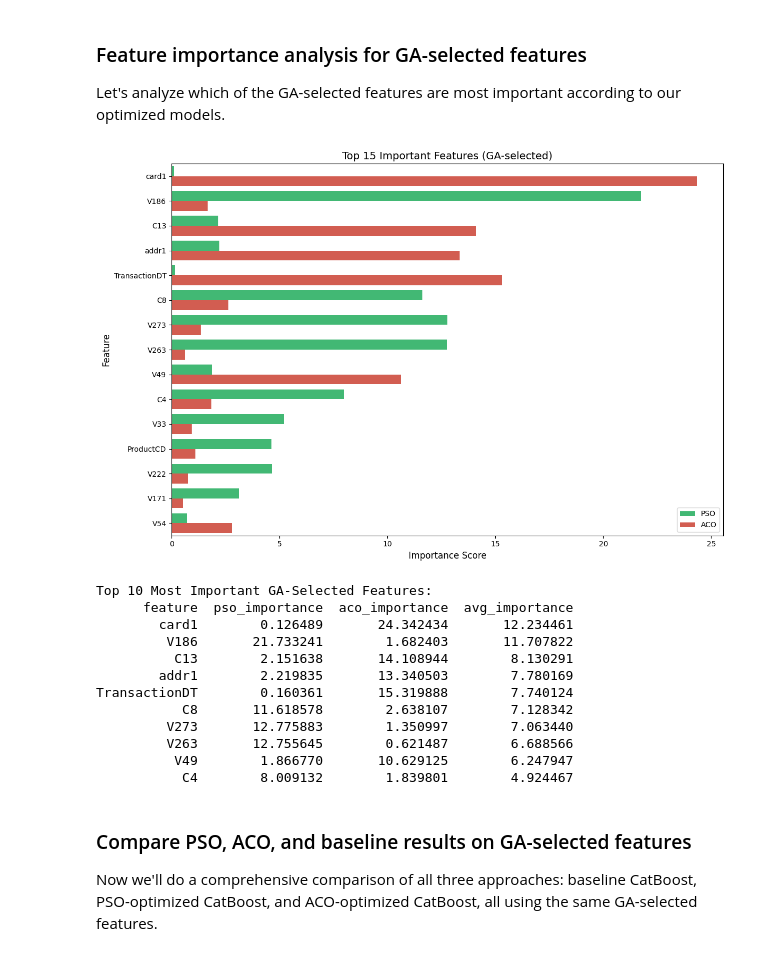
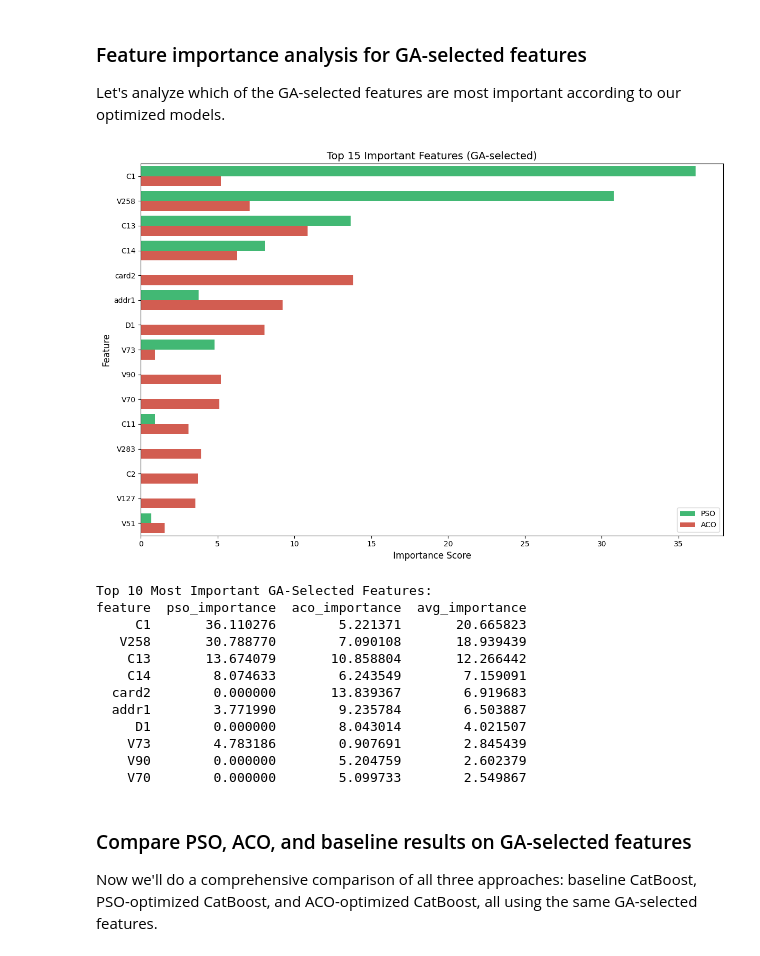
Before and after one commit to poinka/FraudDetection, a Jupyter notebook: main.ipynb, the cells around one changed output. Drawn from its saved outputs; the diff is of its cells as text; code cells hidden in the pictures.

```diff
--- a/main.ipynb
+++ b/main.ipynb
@@ -1431 +1369,8 @@ GA-selected features:
+# %%
+# Load best features
+with open('ga_selected_features_for_catboost.json', 'r') as f:
+    feature_mapping = json.load(f)
+
+best_features = feature_mapping['indices']
+best_feature_names = feature_mapping['names']
 # %%
@@ -2063,21 +2120,22 @@ bestIteration = 99
 # %%
 # Train final model with ACO hyperparameters on GA-selected features
 aco_params = {
-    'learning_rate': 0.3,
-    'depth': 9,
-    'l2_leaf_reg': 7.0,
-    'iterations': 1000,
-    'grow_policy': 'Lossguide',
-    'max_leaves': 64,
-    'min_data_in_leaf': 20,
+    'learning_rate': 0.05,
+    'depth': 10,
+    'l2_leaf_reg': 10.0,
+    'iterations': 700,
+    'grow_policy': 'Depthwise',
+    # 'max_leaves': 16, # Remove this line: max_leaves is only valid for grow_policy='Lossguide'
+    'min_data_in_leaf': 10,
     'random_strength': 0.1,
-    'bagging_temperature': 0.8,
+    'bagging_temperature': 0.5, # Valid for Bayesian
     'bootstrap_type': 'Bayesian',
+    # 'subsample': 0.9, # Not used for Bayesian
     'rsm': 0.9,
     'leaf_estimation_method': 'Newton',
-    'leaf_estimation_iterations': 10,
-    'boosting_type': 'Plain',
-    'one_hot_max_size': 30
+    'leaf_estimation_iterations': 3,
+    'boosting_type': 'Plain', # Changed from Ordered as grow_policy is Depthwise
+    'one_hot_max_size': 10
 }
 final_esr_aco = 20
 final_model_aco = CatBoostClassifier(
@@ -2088,11 +2146,13 @@ final_model_aco = CatBoostClassifier(
 )
 final_model_aco.fit(
     X_train_ga, y_train,
-    eval_set=(X_test_ga, y_test),
+    eval_set=(X_val_ga, y_val),
     early_stopping_rounds=final_esr_aco,
     verbose=100
 )
 
+y_pred = final_model_aco.predict_proba(X_val_ga)[:, 1]
+print("Model ROC AUC with optimized hyperparameters:", roc_auc_score(y_val, y_pred))
+
 final_model_aco.save_model('final_model_aco.cbm')
-print("\nTraining complete for both PSO and ACO optimized models using GA-selected features.")
 # %% [output]
@@ -2129,8 +2205,7 @@ feature_importance = pd.DataFrame({
 })
 
 # Sort by average importance
-feature_importance['avg_importance'] = (feature_importance['pso_importance'] +
-                                       feature_importance['aco_importance']) / 2
+feature_importance['avg_importance'] = (feature_importance['pso_importance'] + feature_importance['aco_importance']) / 2
 feature_importance = feature_importance.sort_values('avg_importance', ascending=False)
 
 # Reshape for seaborn
@@ -2139,46 +2214,46 @@ plot_data = pd.melt(
     id_vars=['feature'],
     value_vars=['pso_importance', 'aco_importance'],
     var_name='model',
     value_name='importance'
 )
 plot_data['model'] = plot_data['model'].map({'pso_importance': 'PSO', 'aco_importance': 'ACO'})
 
 # Top 15 features
 top_features = feature_importance.head(15)['feature'].tolist()
 plot_data_top = plot_data[plot_data['feature'].isin(top_features)]
 
 # Plot
 sns.barplot(
     data=plot_data_top,
     x='importance',
     y='feature',
     hue='model',
     palette=['#2ecc71', '#e74c3c']
 )
 plt.title('Top 15 Important Features (GA-selected)', fontsize=14)
 plt.xlabel('Importance Score', fontsize=12)
 plt.ylabel('Feature', fontsize=12)
 plt.legend(title='')
 plt.tight_layout()
 plt.show()
 
 # Print the top features and their importance scores
 print("\nTop 10 Most Important GA-Selected Features:")
 print(feature_importance[['feature', 'pso_importance', 'aco_importance', 'avg_importance']].head(10).to_string(index=False))
 # %% [output]
-[figure, old version]
+[figure, new version]
 Top 10 Most Important GA-Selected Features:
-      feature  pso_importance  aco_importance  avg_importance
-        card1        0.126489       24.342434       12.234461
-         V186       21.733241        1.682403       11.707822
-          C13        2.151638       14.108944        8.130291
-        addr1        2.219835       13.340503        7.780169
-TransactionDT        0.160361       15.319888        7.740124
-           C8       11.618578        2.638107        7.128342
-         V273       12.775883        1.350997        7.063440
-         V263       12.755645        0.621487        6.688566
-          V49        1.866770       10.629125        6.247947
-           C4        8.009132        1.839801        4.924467
+feature  pso_importance  aco_importance  avg_importance
+     C1       36.110276        5.221371       20.665823
+   V258       30.788770        7.090108       18.939439
+    C13       13.674079       10.858804       12.266442
+    C14        8.074633        6.243549        7.159091
+  card2        0.000000       13.839367        6.919683
+  addr1        3.771990        9.235784        6.503887
+     D1        0.000000        8.043014        4.021507
+    V73        4.783186        0.907691        2.845439
+    V90        0.000000        5.204759        2.602379
+    V70        0.000000        5.099733        2.549867
 # %% [markdown]
 ### Compare PSO, ACO, and baseline results on GA-selected features
 
```
Also changed, not shown: parts of 81 cells of this notebook, 22 other files.
